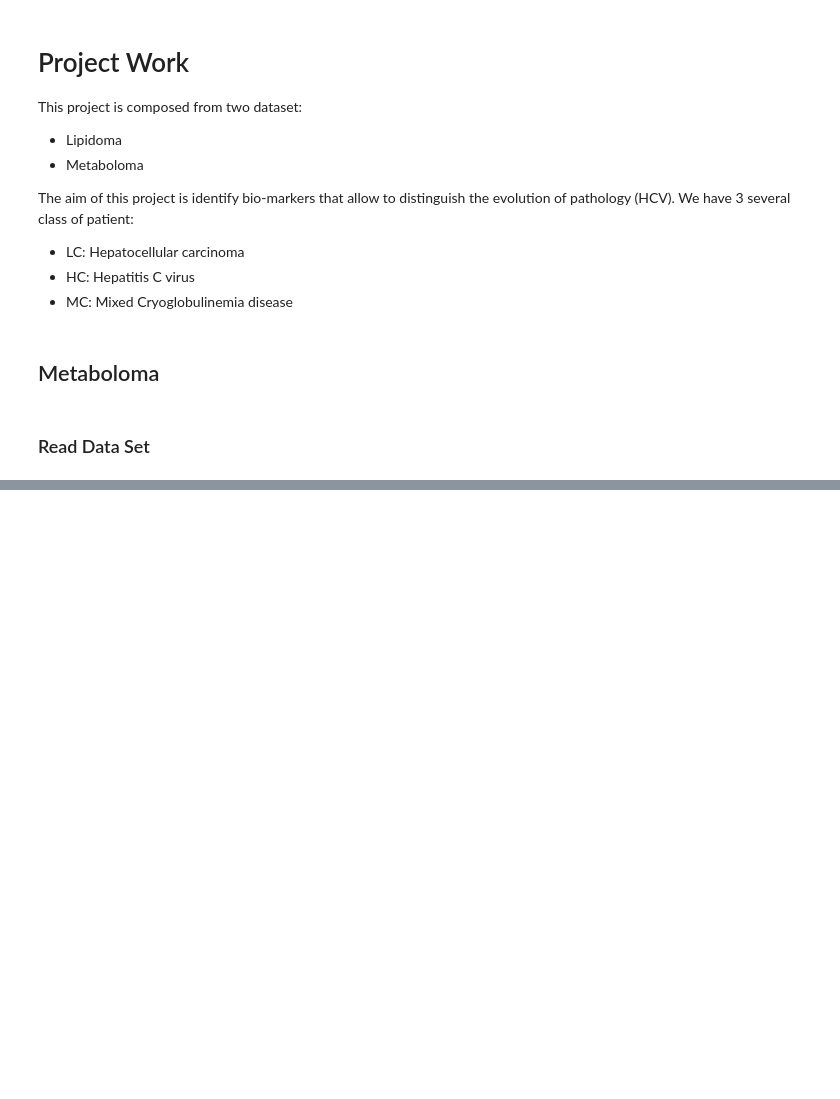
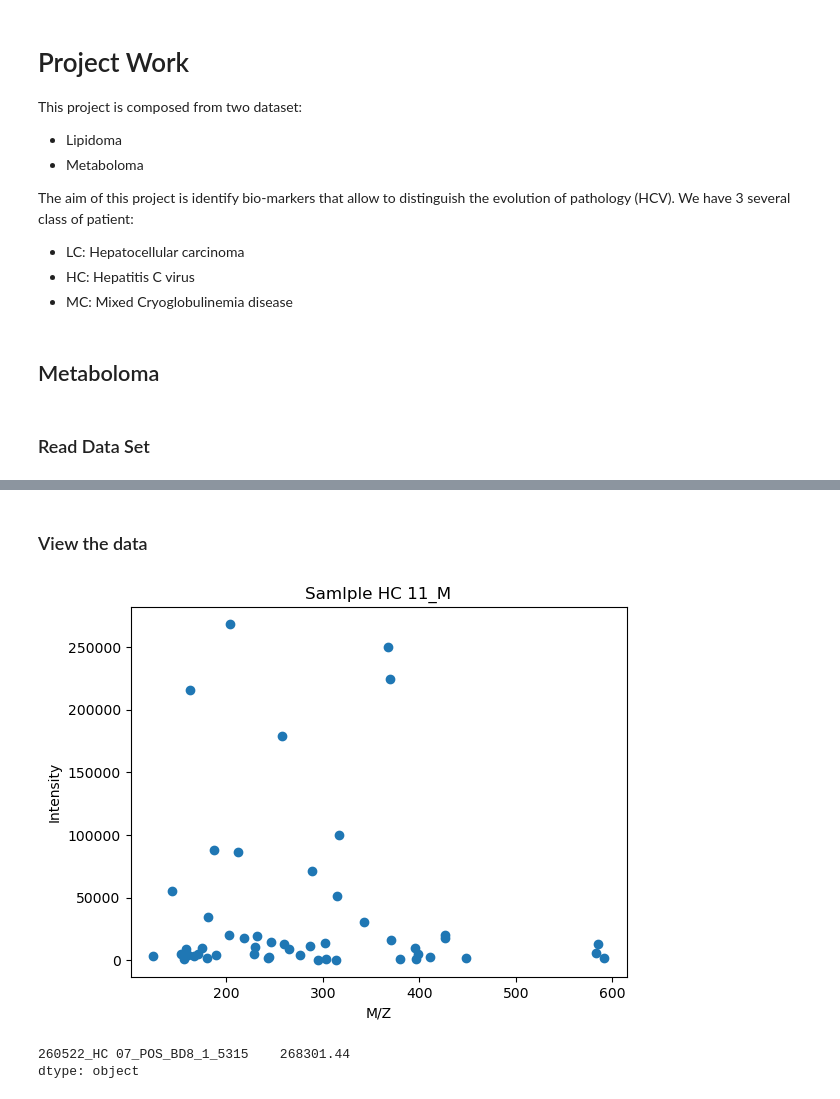
Before and after one commit to Bvs00/AI4ODA_projectwork, a Jupyter notebook: notebook_metaboloma.ipynb, the cells around one changed output, grey strips where cells are left out. Drawn from its saved outputs; the diff is of its cells as text; code cells hidden in the pictures; blank space fills up the shorter version.

```diff
--- a/notebook_metaboloma.ipynb
+++ b/notebook_metaboloma.ipynb
@@ -56,0 +67,16 @@ df_x_metaboloma
+# %% [markdown]
+### View the data
+# %%
+import matplotlib.pyplot as plt
+
+plt.scatter(mz_metaboloma, df_x_metaboloma.iloc[89:90])
+plt.xlabel("M/Z")
+plt.ylabel("Intensity")
+plt.title("Samlple HC 11_M")
+plt.show()
+# axis=1 sono le righe; axis=0 sono le colonne
+print(df_x_metaboloma[89:90].max(axis=1))
+# %% [output]
+[figure, added]
+260522_HC 07_POS_BD8_1_5315    268301.44
+dtype: object
```
Also changed, not shown: parts of 25 cells of this notebook.
